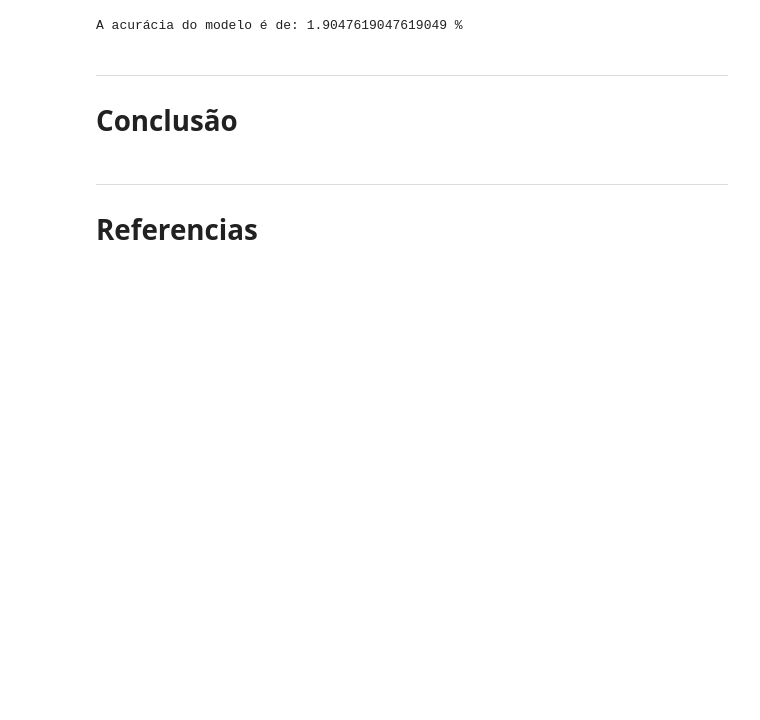
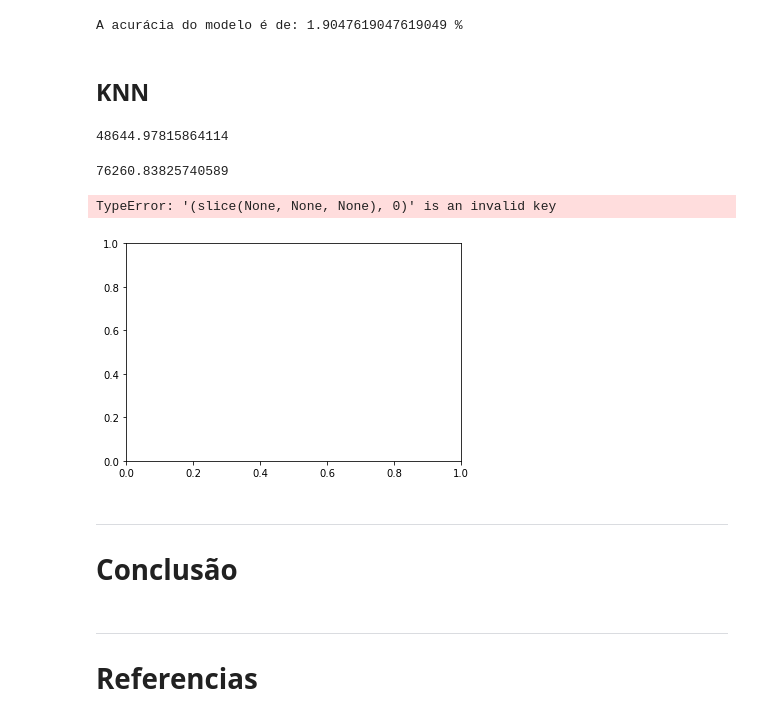
Before and after one commit to insper-classroom/22-2b-cd-p2-p2_albert_arthur_thiago, a Jupyter notebook: main.ipynb, the cells around one changed output. Saved outputs shown, nothing was run; the diff lists cells and outputs as text; code cells hidden in the pictures; blank space fills up the shorter version.

```diff
--- a/main.ipynb
+++ b/main.ipynb
@@ -506,6 +507,42 @@ acuracia = metrics.accuracy_score(y_test, naives_bayes_predict)
 print("A acurácia do modelo é de: " + str(acuracia*100) + " %")
 # %% [output]
 A acurácia do modelo é de: 1.9047619047619049 %
+# %% [markdown]
+## KNN
+# %%
+from sklearn.neighbors import KNeighborsRegressor
+from sklearn.metrics import mean_squared_error
+from math import sqrt
+
+
+
+X_train,X_test,y_train,y_test = train_test_split(X,y,test_size=0.25,random_state=0)
+
+knn_model = KNeighborsRegressor(n_neighbors=3)
+knn_model.fit(X_train, y_train)
+train_preds = knn_model.predict(X_train)
+mse = mean_squared_error(y_train, train_preds)
+rmse = sqrt(mse)
+rmse
+# %% [output]
+48644.97815864114
+# %%
+test_preds = knn_model.predict(X_test)
+mse = mean_squared_error(y_test, test_preds)
+rmse = sqrt(mse)
+rmse
+# %% [output]
+76260.83825740589
+# %%
+import seaborn as sns
+cmap = sns.cubehelix_palette(as_cmap=True)
+f, ax = plt.subplots()
+points = ax.scatter(X_test[:, 0], X_test[:, 1], c=test_preds, s=50, cmap=cmap)
+f.colorbar(points)
+plt.show()
+# %% [output]
+TypeError: '(slice(None, None, None), 0)' is an invalid key
+[figure, added]
 # %% [markdown]
 ----
 # Conclusão
```
Also changed, not shown: parts of 4 cells of this notebook.
